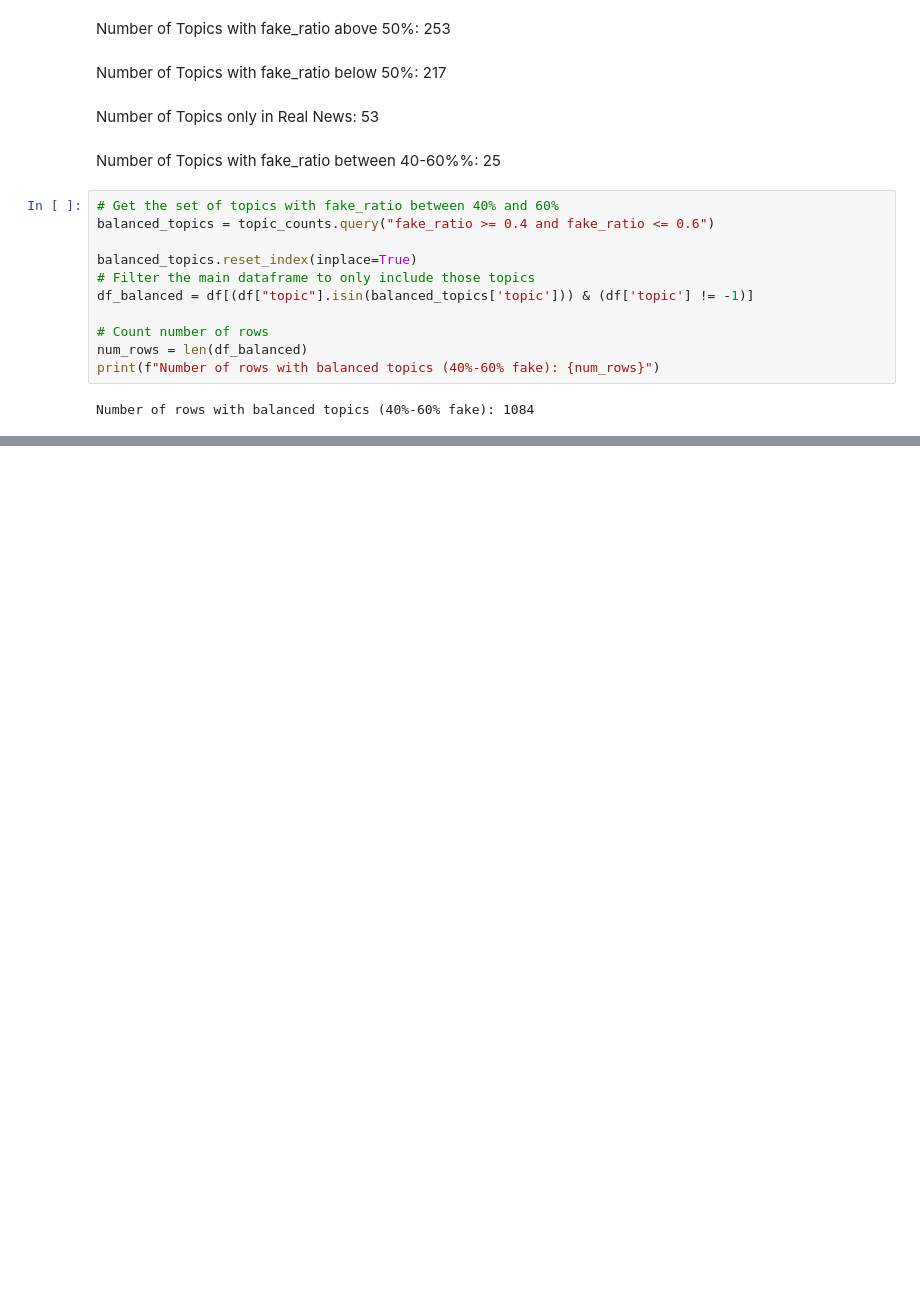
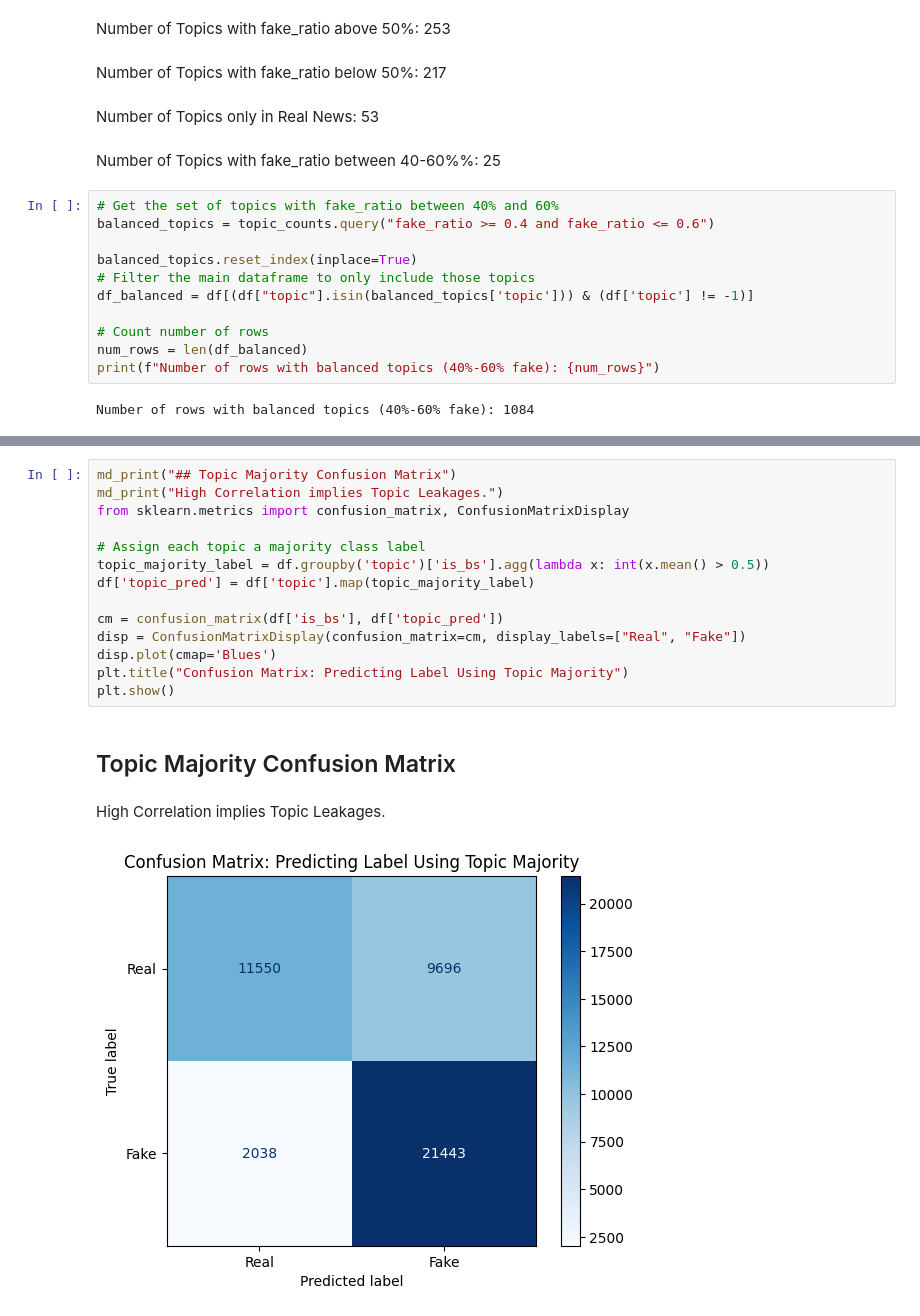
Before and after one commit to ssgrummons/fake-news-classifier, a Jupyter notebook: notebooks/01_eda.ipynb, the cells around one changed output, grey strips where cells are left out. Cells and saved outputs as stored; diff of their text form; blank space fills up the shorter version.

```diff
--- a/notebooks/01_eda.ipynb
+++ b/notebooks/01_eda.ipynb
@@ -315,0 +349,18 @@ Number of rows with balanced topics (40%-60% fake): 1084
+# %%
+md_print("## Topic Majority Confusion Matrix")
+md_print("High Correlation implies Topic Leakages.")
+from sklearn.metrics import confusion_matrix, ConfusionMatrixDisplay
+
+# Assign each topic a majority class label
+topic_majority_label = df.groupby('topic')['is_bs'].agg(lambda x: int(x.mean() > 0.5))
+df['topic_pred'] = df['topic'].map(topic_majority_label)
+
+cm = confusion_matrix(df['is_bs'], df['topic_pred'])
+disp = ConfusionMatrixDisplay(confusion_matrix=cm, display_labels=["Real", "Fake"])
+disp.plot(cmap='Blues')
+plt.title("Confusion Matrix: Predicting Label Using Topic Majority")
+plt.show()
+# %% [output]
+## Topic Majority Confusion Matrix
+High Correlation implies Topic Leakages.
+[figure, added]
```
Also changed, not shown: parts of 3 cells of this notebook.
